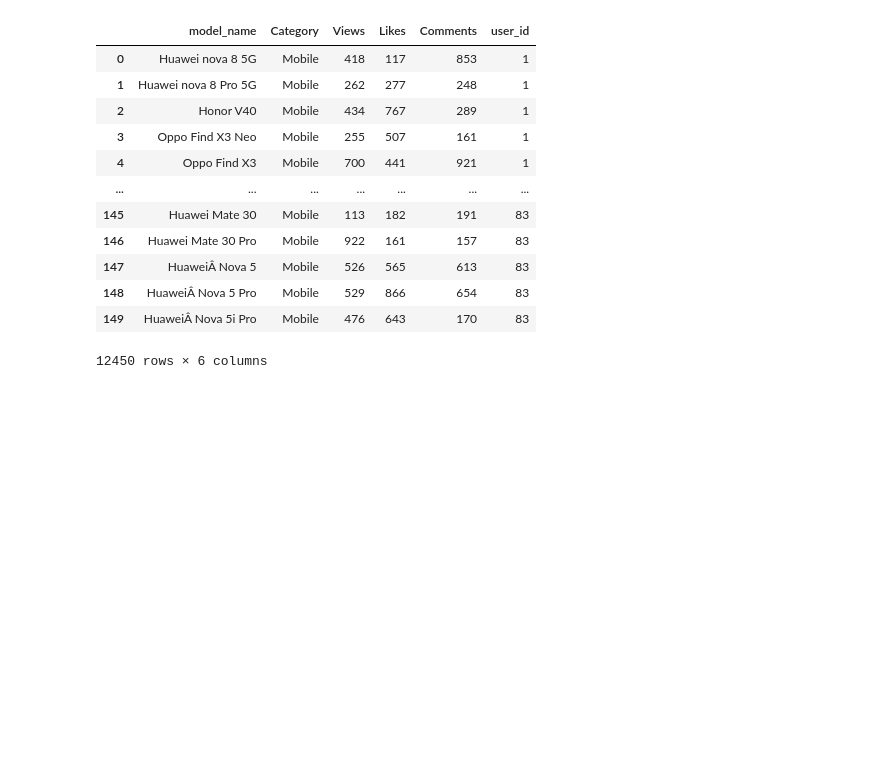
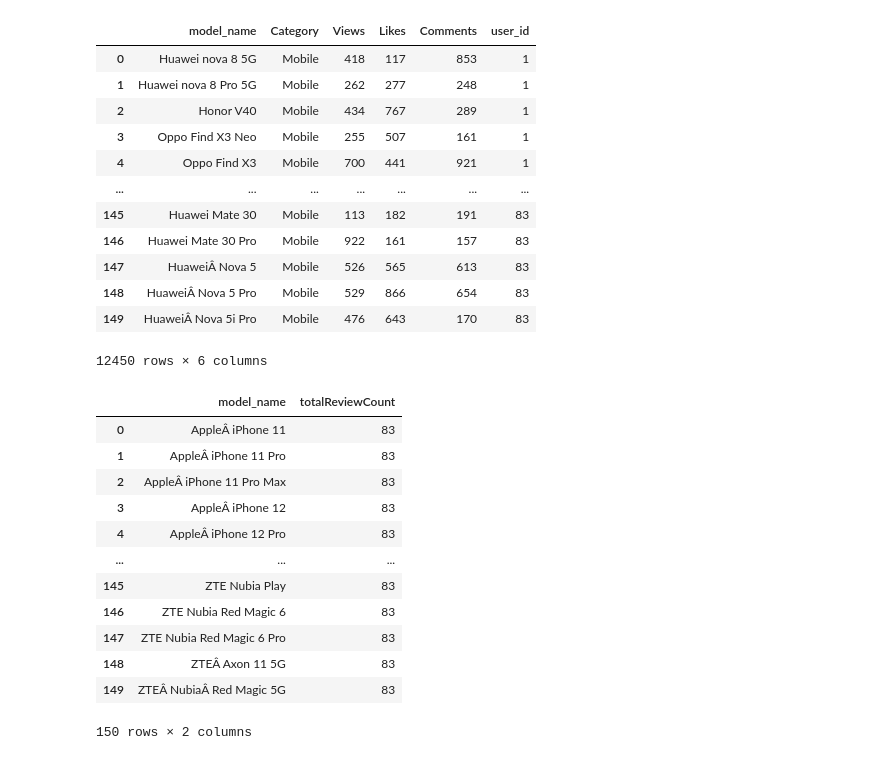
Before and after one commit to arjunjanamatti/recommend_system, a Jupyter notebook: youtube_videos/collaborative_filtering.ipynb, the cells around one changed output. Drawn from its saved outputs; the diff is of its cells as text; code cells hidden in the pictures; blank space fills up the shorter version.

```diff
--- a/youtube_videos/collaborative_filtering.ipynb
+++ b/youtube_videos/collaborative_filtering.ipynb
@@ -104,3 +138,20 @@ combined_df
 | 148 | HuaweiÂ Nova 5 Pro | Mobile | 529 | 866 | 654 | 83 |
 | 149 | HuaweiÂ Nova 5i Pro | Mobile | 476 | 643 | 170 | 83 |
 12450 rows × 6 columns
+# %%
+mobileReviewCount = combined_df.groupby(by=['model_name'])['Views'].count().reset_index().rename(columns = {'Views': 'totalReviewCount'})
+mobileReviewCount
+# %% [output]
+|  | model_name | totalReviewCount |
+| 0 | AppleÂ iPhone 11 | 83 |
+| 1 | AppleÂ iPhone 11 Pro | 83 |
+| 2 | AppleÂ iPhone 11 Pro Max | 83 |
+| 3 | AppleÂ iPhone 12 | 83 |
+| 4 | AppleÂ iPhone 12 Pro | 83 |
+| ... | ... | ... |
+| 145 | ZTE Nubia Play | 83 |
+| 146 | ZTE Nubia Red Magic 6 | 83 |
+| 147 | ZTE Nubia Red Magic 6 Pro | 83 |
+| 148 | ZTEÂ Axon 11 5G | 83 |
+| 149 | ZTEÂ NubiaÂ Red Magic 5G | 83 |
+150 rows × 2 columns
```
Also changed, not shown: parts of 4 cells of this notebook, 1 other file.
